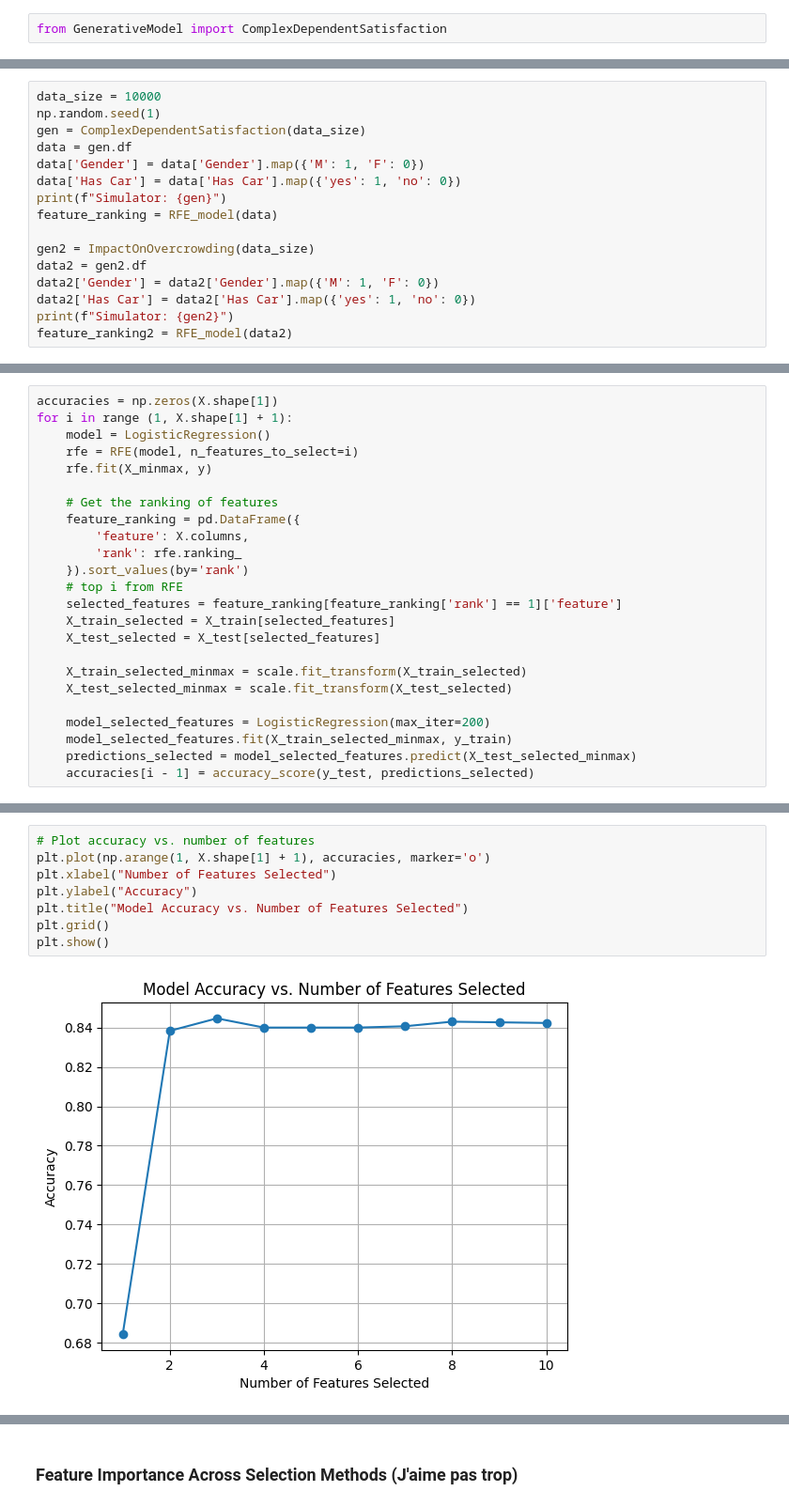
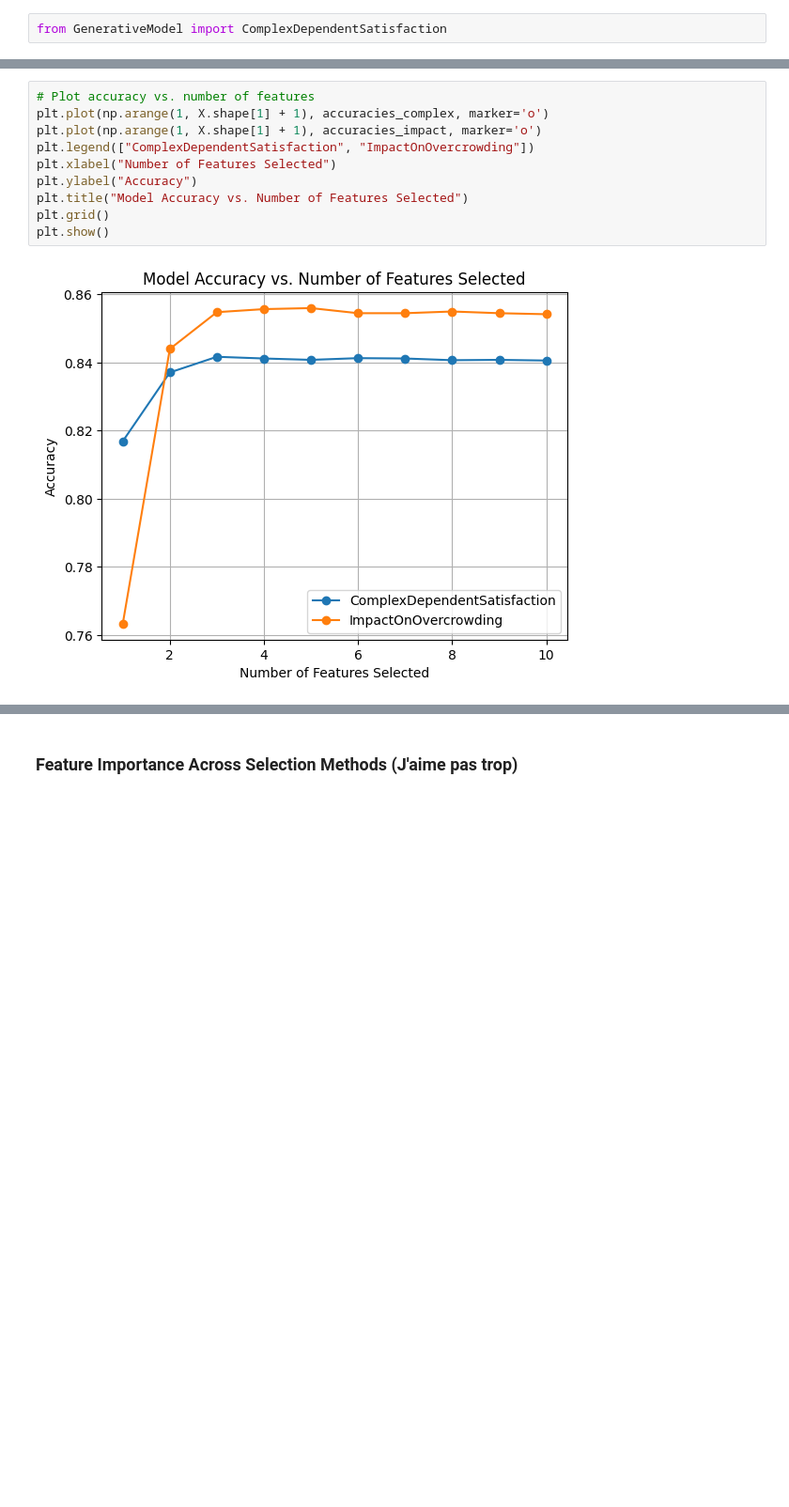
Before and after one commit to veborito/Introduction-to-MachineLearning, a Jupyter notebook: projet/Project_7_Boris_Allizha_Iago.ipynb, the cells around one changed output, grey strips where cells are left out. Shown at 94% size. Cells and saved outputs as stored; diff of their text form; blank space fills up the shorter version.

```diff
--- a/projet/Project_7_Boris_Allizha_Iago.ipynb
+++ b/projet/Project_7_Boris_Allizha_Iago.ipynb
@@ -310,16 +371,0 @@ def RFE_model(data):
-# %%
-data_size = 10000
-np.random.seed(1)
-gen = ComplexDependentSatisfaction(data_size)
-data = gen.df
-data['Gender'] = data['Gender'].map({'M': 1, 'F': 0})
-data['Has Car'] = data['Has Car'].map({'yes': 1, 'no': 0})
-print(f"Simulator: {gen}")
-feature_ranking = RFE_model(data)
-
-gen2 = ImpactOnOvercrowding(data_size)
-data2 = gen2.df
-data2['Gender'] = data2['Gender'].map({'M': 1, 'F': 0})
-data2['Has Car'] = data2['Has Car'].map({'yes': 1, 'no': 0})
-print(f"Simulator: {gen2}")
-feature_ranking2 = RFE_model(data2)
@@ -453,24 +371,0 @@ plt.show()
-# %%
-accuracies = np.zeros(X.shape[1])
-for i in range (1, X.shape[1] + 1):
-    model = LogisticRegression()
-    rfe = RFE(model, n_features_to_select=i)
-    rfe.fit(X_minmax, y)
-
-    # Get the ranking of features
-    feature_ranking = pd.DataFrame({
-        'feature': X.columns,
-        'rank': rfe.ranking_
-    }).sort_values(by='rank')
-    # top i from RFE
-    selected_features = feature_ranking[feature_ranking['rank'] == 1]['feature']
-    X_train_selected = X_train[selected_features]
-    X_test_selected = X_test[selected_features]
-
-    X_train_selected_minmax = scale.fit_transform(X_train_selected)
-    X_test_selected_minmax = scale.fit_transform(X_test_selected)
-
-    model_selected_features = LogisticRegression(max_iter=200)
-    model_selected_features.fit(X_train_selected_minmax, y_train)
-    predictions_selected = model_selected_features.predict(X_test_selected_minmax)
-    accuracies[i - 1] = accuracy_score(y_test, predictions_selected)
@@ -477,11 +629,13 @@ for i in range (1, X.shape[1] + 1):
 # %%
 # Plot accuracy vs. number of features
-plt.plot(np.arange(1, X.shape[1] + 1), accuracies, marker='o')
+plt.plot(np.arange(1, X.shape[1] + 1), accuracies_complex, marker='o')
+plt.plot(np.arange(1, X.shape[1] + 1), accuracies_impact, marker='o')
+plt.legend(["ComplexDependentSatisfaction", "ImpactOnOvercrowding"])
 plt.xlabel("Number of Features Selected")
 plt.ylabel("Accuracy")
 plt.title("Model Accuracy vs. Number of Features Selected")
 plt.grid()
 plt.show()
 # %% [output]
-[figure, old version]
+[figure, new version]
 # %%
```
Also changed, not shown: parts of 26 cells of this notebook, 1 other file.
